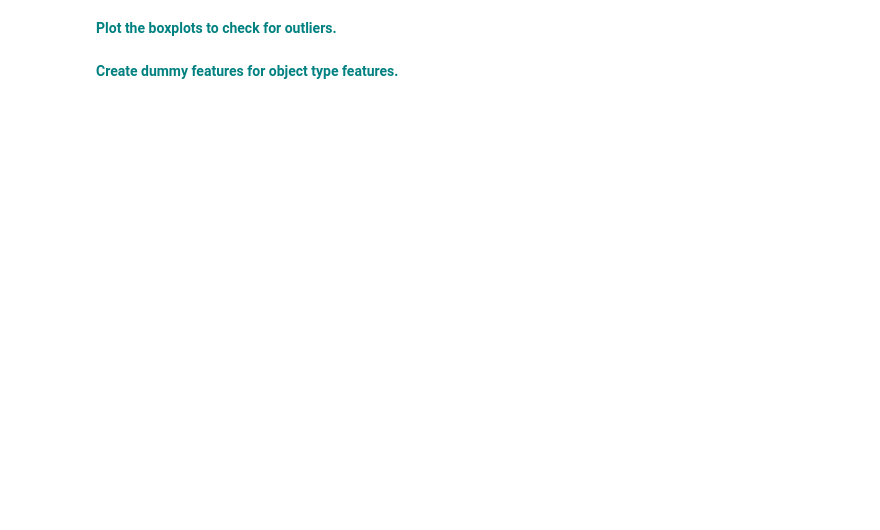
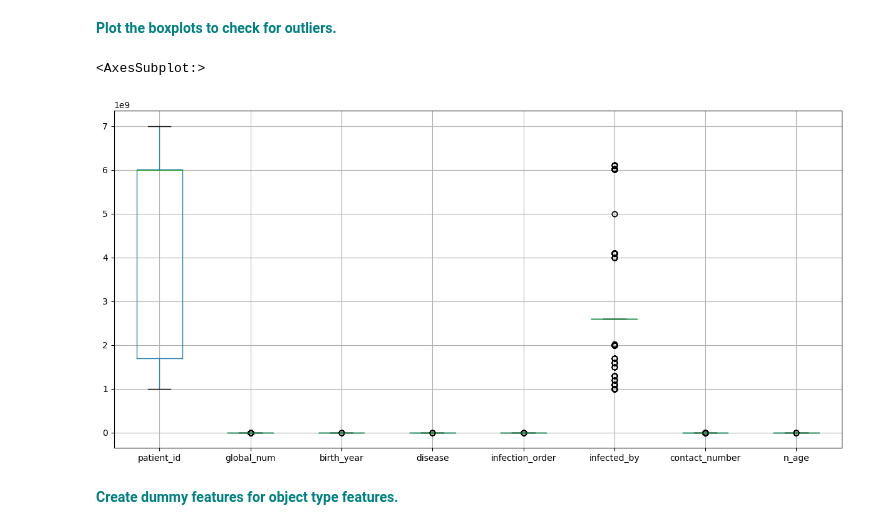
Before and after one commit to thaisangcr7/Case_Study_Random_Forest, a Jupyter notebook: RandomForest_casestudy_covid19.ipynb, the cells around one changed output. Drawn from its saved outputs; the diff is of its cells as text; code cells hidden in the pictures; blank space fills up the shorter version.

```diff
--- a/RandomForest_casestudy_covid19.ipynb
+++ b/RandomForest_casestudy_covid19.ipynb
@@ -230,4 +357,10 @@ vn
 # %% [markdown]
 **<font color='teal'> Plot the boxplots to check for outliers. </font>**
+# %%
+plt.figure(figsize=(15,7))
+df.boxplot()
+# %% [output]
+<AxesSubplot:>
+[figure, added]
 # %% [markdown]
 **<font color='teal'> Create dummy features for object type features. </font>**
```
Also changed, not shown: parts of 27 cells of this notebook.
